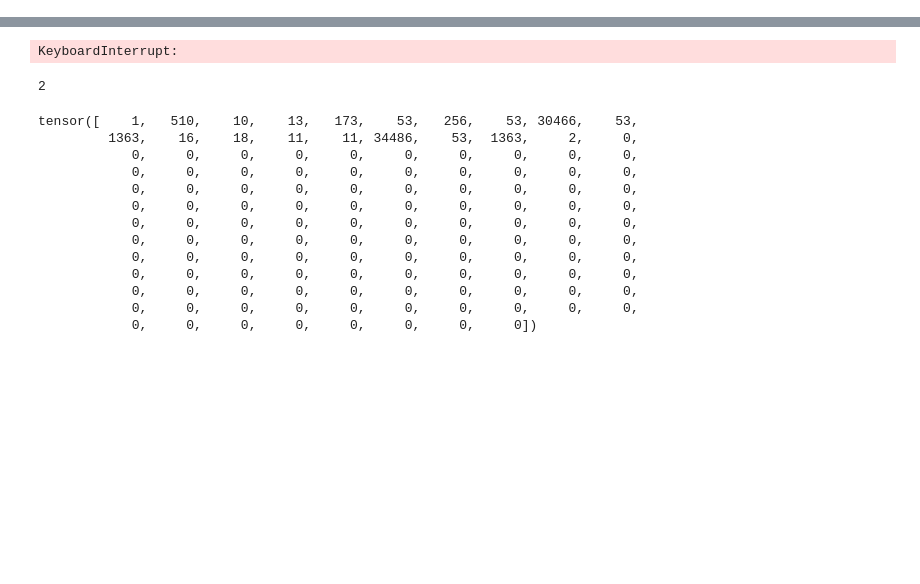
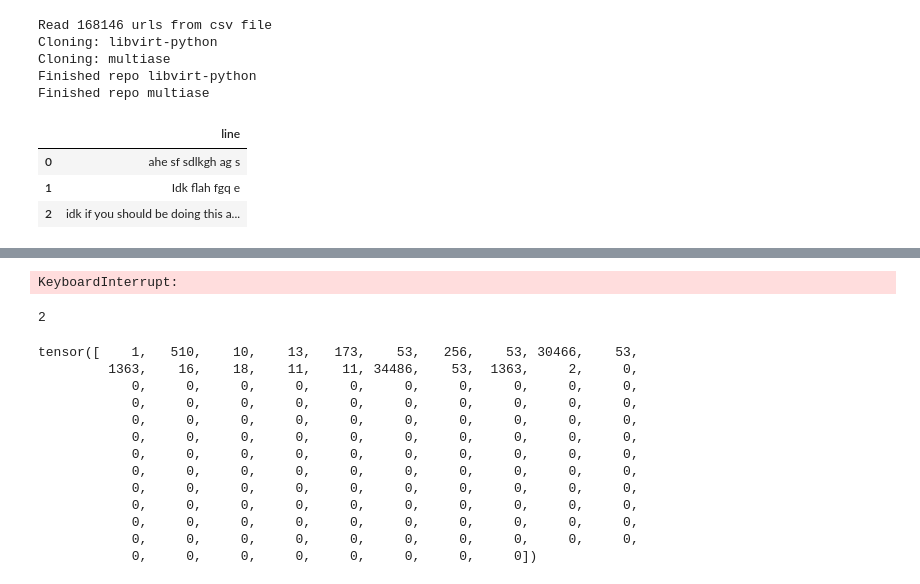
Before and after one commit to dasalz1/Neural_Code_Generator, a Jupyter notebook: actual.ipynb, the cells around one changed output, grey strips where cells are left out. Saved outputs shown, nothing was run; the diff lists cells and outputs as text; code cells hidden in the pictures; blank space fills up the shorter version.

Commit message:
crawler and clip grads

```diff
--- a/actual.ipynb
+++ b/actual.ipynb
@@ -0,0 +3,17 @@
+# %%
+c = Crawler()
+c.generate_pair_datasets(url_csv='scrape_github/github_repo_2016_2018.csv', output_dir = './repo_new_files')
+# %% [output]
+Read 168146 urls from csv file
+Cloning: libvirt-python
+Cloning: multiase
+Finished repo libvirt-python
+Finished repo multiase
+# %%
+h = y[(y['line'].str.lstrip().str.rstrip().str.len() > 0) & (~y['line'].str.contains('import'))].reset_index(drop=True)
+h
+# %% [output]
+|  | line |
+| 0 | ahe sf sdlkgh ag s |
+| 1 | Idk flah fgq e |
+| 2 | idk if you should be doing this a... |
```
Also changed, not shown: parts of 4 cells of this notebook, 6 other files.
